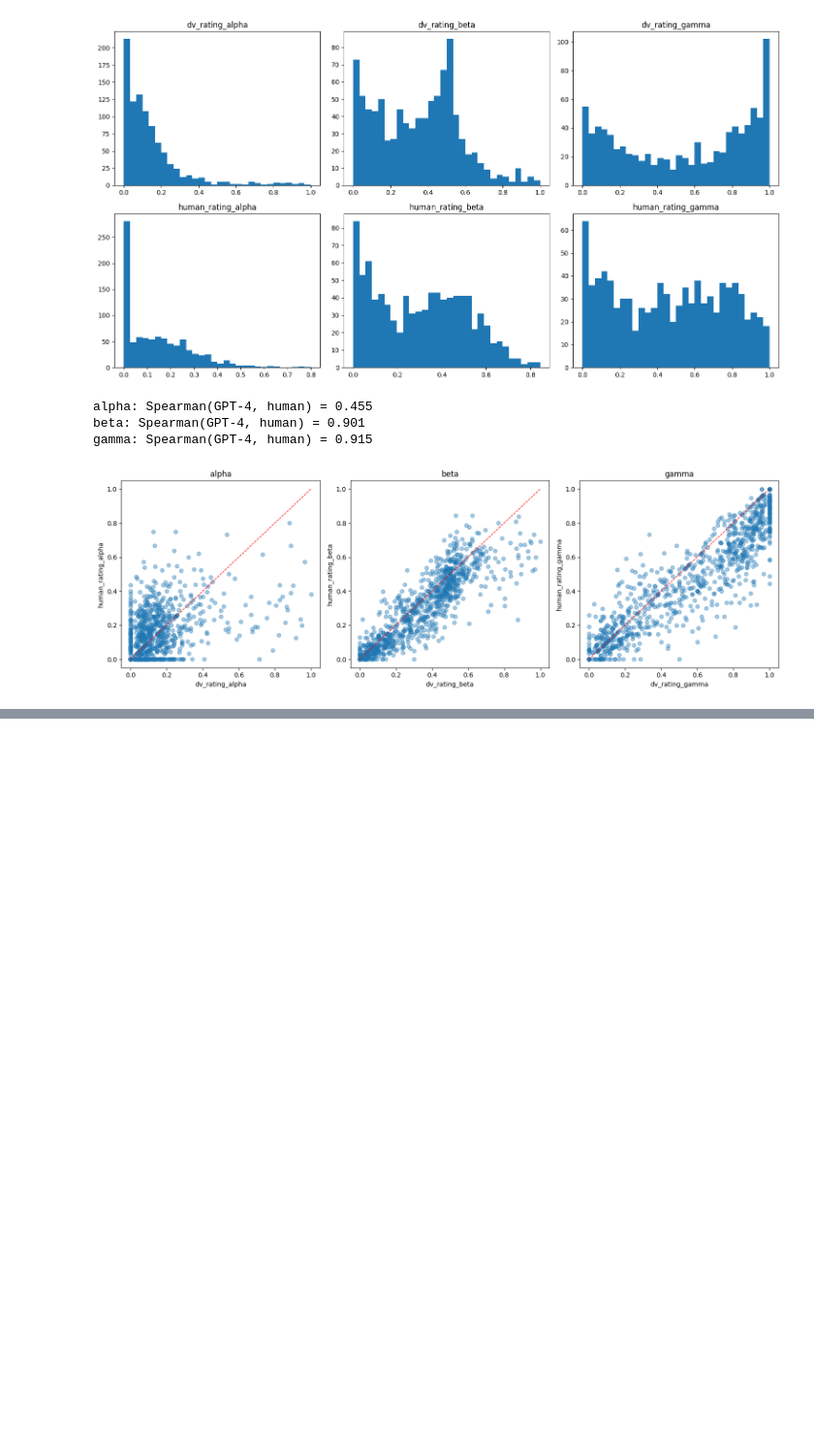
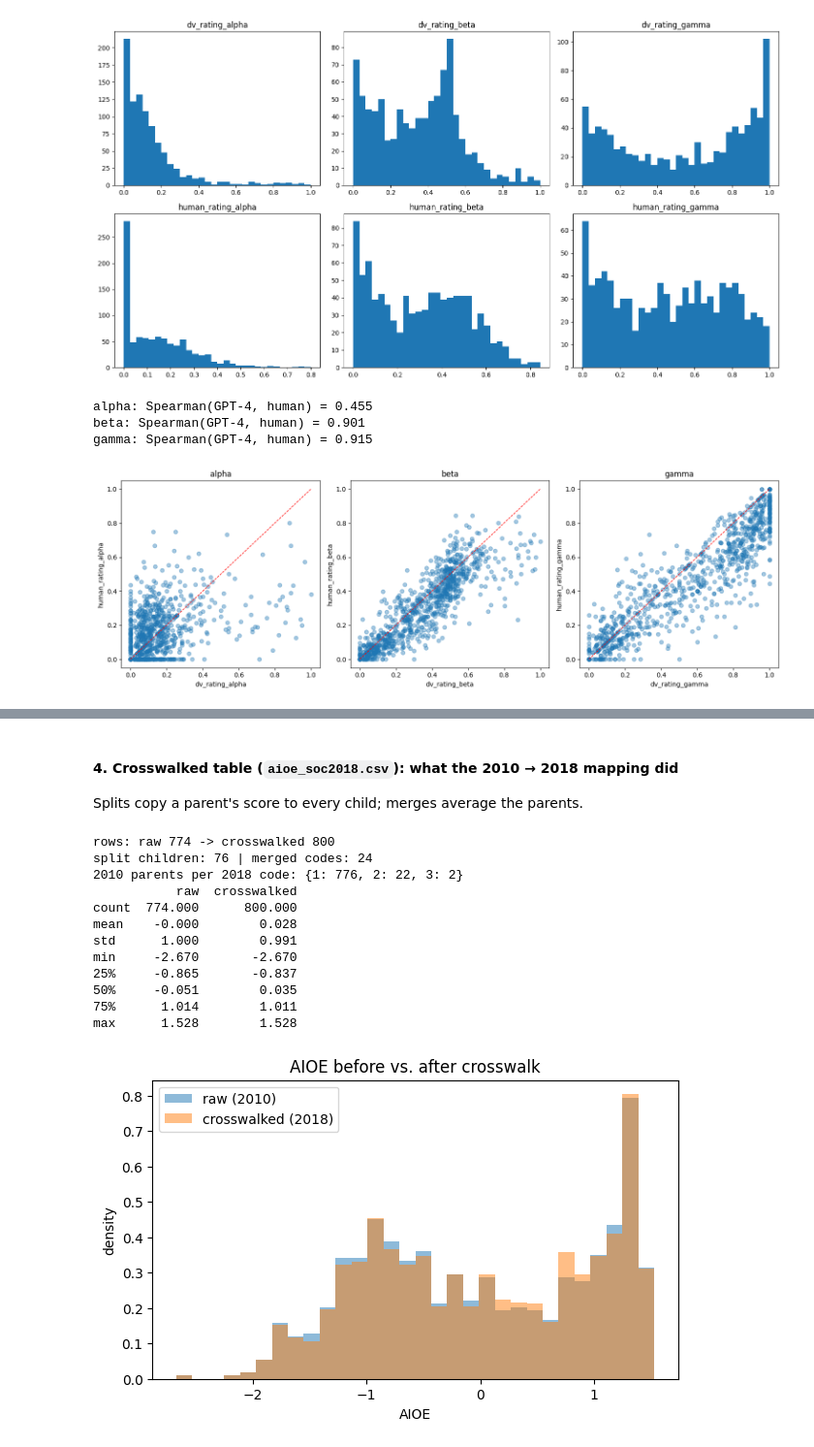
Before and after one commit to Break-Through-Tech/Swytch-1B-do-ai-job-risk-indices-agree, a Jupyter notebook: notebooks/Milestone_1.ipynb, the cells around one changed output, grey strips where cells are left out. Shown at 97% size. Saved outputs shown, nothing was run; the diff lists cells and outputs as text; code cells hidden in the pictures; blank space fills up the shorter version.

```diff
--- a/notebooks/Milestone_1.ipynb
+++ b/notebooks/Milestone_1.ipynb
@@ -270,0 +527,33 @@ df[cols].corr(method='spearman')
+# %% [markdown]
+#### 4. Crosswalked table (`aioe_soc2018.csv`): what the 2010 → 2018 mapping did
+Splits copy a parent's score to every child; merges average the parents.
+# %%
+aioe_x = pd.read_csv(f'{BASE}/data/interim/aioe_soc2018.csv')
+print(f"rows: raw {len(aioe_raw)} -> crosswalked {len(aioe_x)}")
+print(f"split children: {aioe_x['is_split'].sum()} | merged codes: {aioe_x['is_merge'].sum()}")
+print("2010 parents per 2018 code:", aioe_x['n_2010_parents'].value_counts().sort_index().to_dict())
+
+print(pd.DataFrame({'raw': aioe_raw['AIOE'].describe(), 'crosswalked': aioe_x['AIOE'].describe()}).round(3))
+
+fig, ax = plt.subplots(figsize=(7, 4))
+ax.hist(aioe_raw['AIOE'], bins=30, alpha=0.5, density=True, label='raw (2010)')
+ax.hist(aioe_x['AIOE'], bins=30, alpha=0.5, density=True, label='crosswalked (2018)')
+ax.set_xlabel('AIOE')
+ax.set_ylabel('density')
+ax.legend()
+ax.set_title('AIOE before vs. after crosswalk')
+plt.show()
+# %% [output]
+rows: raw 774 -> crosswalked 800
+split children: 76 | merged codes: 24
+2010 parents per 2018 code: {1: 776, 2: 22, 3: 2}
+           raw  crosswalked
+count  774.000      800.000
+mean    -0.000        0.028
+std      1.000        0.991
+min     -2.670       -2.670
+25%     -0.865       -0.837
+50%     -0.051        0.035
+75%      1.014        1.011
+max      1.528        1.528
+[figure, added]
```
Also changed, not shown: parts of 33 cells of this notebook.
